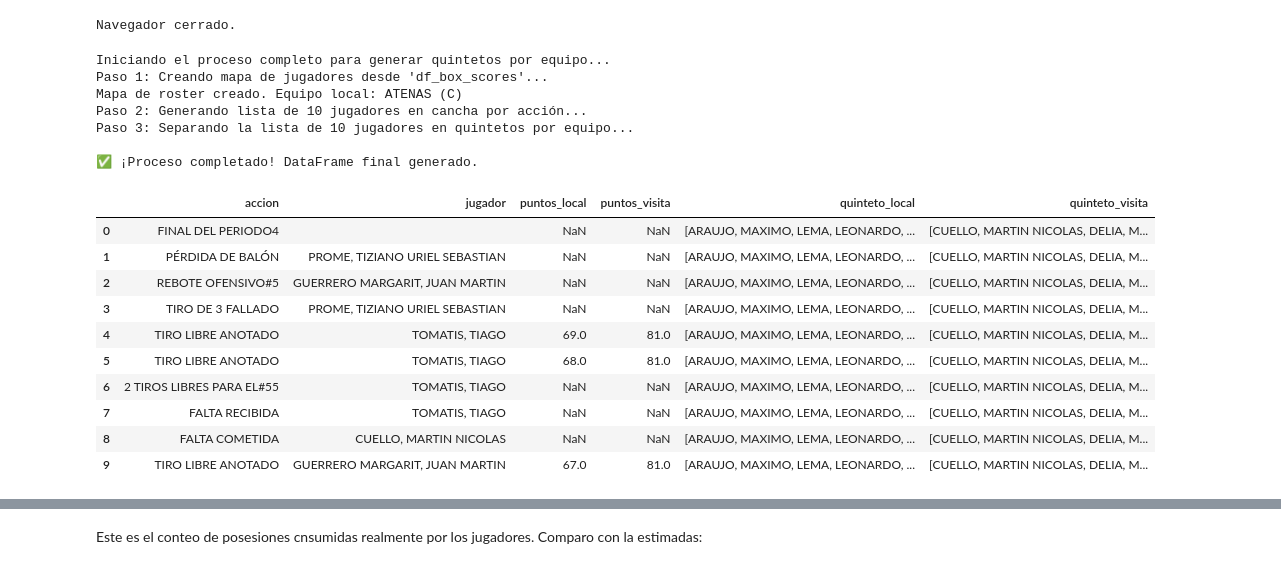
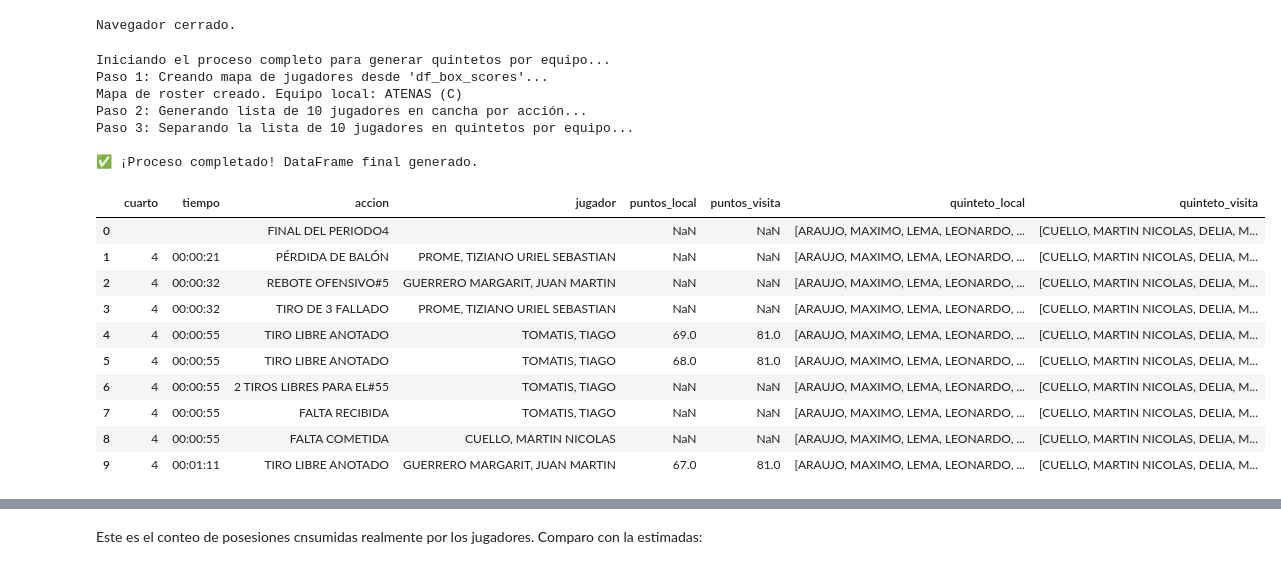
Before and after one commit to RomanLanda11/lnb-web-scraping, a Jupyter notebook: notebook/poc_scrapping.ipynb, the cells around one changed output, grey strips where cells are left out. Saved outputs shown, nothing was run; the diff lists cells and outputs as text; code cells hidden in the pictures.

```diff
--- a/notebook/poc_scrapping.ipynb
+++ b/notebook/poc_scrapping.ipynb
@@ -605,48 +605,50 @@ try:
         lambda q: pd.Series(dividir_quinteto(q, player_to_team_map, nombre_local))
     )
     nuevas_columnas.columns = ['quinteto_local', 'quinteto_visita']
 
     # Unimos las columnas finales al DataFrame cronológico
     df_cronologico = pd.concat([df_cronologico, nuevas_columnas], axis=1)
 
     # === PASO 4: Finalizar y mostrar el DataFrame ===
     # Eliminamos la columna temporal que ya no necesitamos
     df_cronologico = df_cronologico.drop(columns=['quinteto_en_cancha'])
 
     # Revertimos el orden para que coincida con el original y lo guardamos
     df_acciones_final = df_cronologico.iloc[::-1].reset_index(drop=True)
 
     print("\n✅ ¡Proceso completado! DataFrame final generado.")
 
     # Mostramos el resultado
     columnas_a_mostrar = [
-        'accion',
-        'jugador',
-        'puntos_local',
-        'puntos_visita',
-        'quinteto_local',
-        'quinteto_visita'
-    ]
+    'cuarto',
+    'tiempo',
+    'accion',
+    'jugador',
+    'puntos_local',
+    'puntos_visita',
+    'quinteto_local',
+    'quinteto_visita'
+]
     display(df_acciones_final[columnas_a_mostrar].head(10))
 
 except Exception as e:
     print(f"❌ Ocurrió un error en el script: {e}")
 # %% [output]
 Iniciando el proceso completo para generar quintetos por equipo...
 Paso 1: Creando mapa de jugadores desde 'df_box_scores'...
 Mapa de roster creado. Equipo local: ATENAS (C)
 Paso 2: Generando lista de 10 jugadores en cancha por acción...
 Paso 3: Separando la lista de 10 jugadores en quintetos por equipo...
 
 ✅ ¡Proceso completado! DataFrame final generado.
-|  | accion | jugador | puntos_local | puntos_visita | quinteto_local | quinteto_visita |
-| 0 | FINAL DEL PERIODO4 |  | NaN | NaN | [ARAUJO, MAXIMO, LEMA, LEONARDO, ... | [CUELLO, MARTIN NICOLAS, DELIA, M... |
-| 1 | PÉRDIDA DE BALÓN | PROME, TIZIANO URIEL SEBASTIAN | NaN | NaN | [ARAUJO, MAXIMO, LEMA, LEONARDO, ... | [CUELLO, MARTIN NICOLAS, DELIA, M... |
-| 2 | REBOTE OFENSIVO#5 | GUERRERO MARGARIT, JUAN MARTIN | NaN | NaN | [ARAUJO, MAXIMO, LEMA, LEONARDO, ... | [CUELLO, MARTIN NICOLAS, DELIA, M... |
-| 3 | TIRO DE 3 FALLADO | PROME, TIZIANO URIEL SEBASTIAN | NaN | NaN | [ARAUJO, MAXIMO, LEMA, LEONARDO, ... | [CUELLO, MARTIN NICOLAS, DELIA, M... |
-| 4 | TIRO LIBRE ANOTADO | TOMATIS, TIAGO | 69.0 | 81.0 | [ARAUJO, MAXIMO, LEMA, LEONARDO, ... | [CUELLO, MARTIN NICOLAS, DELIA, M... |
-| 5 | TIRO LIBRE ANOTADO | TOMATIS, TIAGO | 68.0 | 81.0 | [ARAUJO, MAXIMO, LEMA, LEONARDO, ... | [CUELLO, MARTIN NICOLAS, DELIA, M... |
-| 6 | 2 TIROS LIBRES PARA EL#55 | TOMATIS, TIAGO | NaN | NaN | [ARAUJO, MAXIMO, LEMA, LEONARDO, ... | [CUELLO, MARTIN NICOLAS, DELIA, M... |
-| 7 | FALTA RECIBIDA | TOMATIS, TIAGO | NaN | NaN | [ARAUJO, MAXIMO, LEMA, LEONARDO, ... | [CUELLO, MARTIN NICOLAS, DELIA, M... |
-| 8 | FALTA COMETIDA | CUELLO, MARTIN NICOLAS | NaN | NaN | [ARAUJO, MAXIMO, LEMA, LEONARDO, ... | [CUELLO, MARTIN NICOLAS, DELIA, M... |
-| 9 | TIRO LIBRE ANOTADO | GUERRERO MARGARIT, JUAN MARTIN | 67.0 | 81.0 | [ARAUJO, MAXIMO, LEMA, LEONARDO, ... | [CUELLO, MARTIN NICOLAS, DELIA, M... |
+|  | cuarto | tiempo | accion | jugador | puntos_local | puntos_visita | quinteto_local | quinteto_visita |
+| 0 |  |  | FINAL DEL PERIODO4 |  | NaN | NaN | [ARAUJO, MAXIMO, LEMA, LEONARDO, ... | [CUELLO, MARTIN NICOLAS, DELIA, M... |
+| 1 | 4 | 00:00:21 | PÉRDIDA DE BALÓN | PROME, TIZIANO URIEL SEBASTIAN | NaN | NaN | [ARAUJO, MAXIMO, LEMA, LEONARDO, ... | [CUELLO, MARTIN NICOLAS, DELIA, M... |
+| 2 | 4 | 00:00:32 | REBOTE OFENSIVO#5 | GUERRERO MARGARIT, JUAN MARTIN | NaN | NaN | [ARAUJO, MAXIMO, LEMA, LEONARDO, ... | [CUELLO, MARTIN NICOLAS, DELIA, M... |
+| 3 | 4 | 00:00:32 | TIRO DE 3 FALLADO | PROME, TIZIANO URIEL SEBASTIAN | NaN | NaN | [ARAUJO, MAXIMO, LEMA, LEONARDO, ... | [CUELLO, MARTIN NICOLAS, DELIA, M... |
+| 4 | 4 | 00:00:55 | TIRO LIBRE ANOTADO | TOMATIS, TIAGO | 69.0 | 81.0 | [ARAUJO, MAXIMO, LEMA, LEONARDO, ... | [CUELLO, MARTIN NICOLAS, DELIA, M... |
+| 5 | 4 | 00:00:55 | TIRO LIBRE ANOTADO | TOMATIS, TIAGO | 68.0 | 81.0 | [ARAUJO, MAXIMO, LEMA, LEONARDO, ... | [CUELLO, MARTIN NICOLAS, DELIA, M... |
+| 6 | 4 | 00:00:55 | 2 TIROS LIBRES PARA EL#55 | TOMATIS, TIAGO | NaN | NaN | [ARAUJO, MAXIMO, LEMA, LEONARDO, ... | [CUELLO, MARTIN NICOLAS, DELIA, M... |
+| 7 | 4 | 00:00:55 | FALTA RECIBIDA | TOMATIS, TIAGO | NaN | NaN | [ARAUJO, MAXIMO, LEMA, LEONARDO, ... | [CUELLO, MARTIN NICOLAS, DELIA, M... |
+| 8 | 4 | 00:00:55 | FALTA COMETIDA | CUELLO, MARTIN NICOLAS | NaN | NaN | [ARAUJO, MAXIMO, LEMA, LEONARDO, ... | [CUELLO, MARTIN NICOLAS, DELIA, M... |
+| 9 | 4 | 00:01:11 | TIRO LIBRE ANOTADO | GUERRERO MARGARIT, JUAN MARTIN | 67.0 | 81.0 | [ARAUJO, MAXIMO, LEMA, LEONARDO, ... | [CUELLO, MARTIN NICOLAS, DELIA, M... |
```
Also changed, not shown: parts of 4 cells of this notebook.
